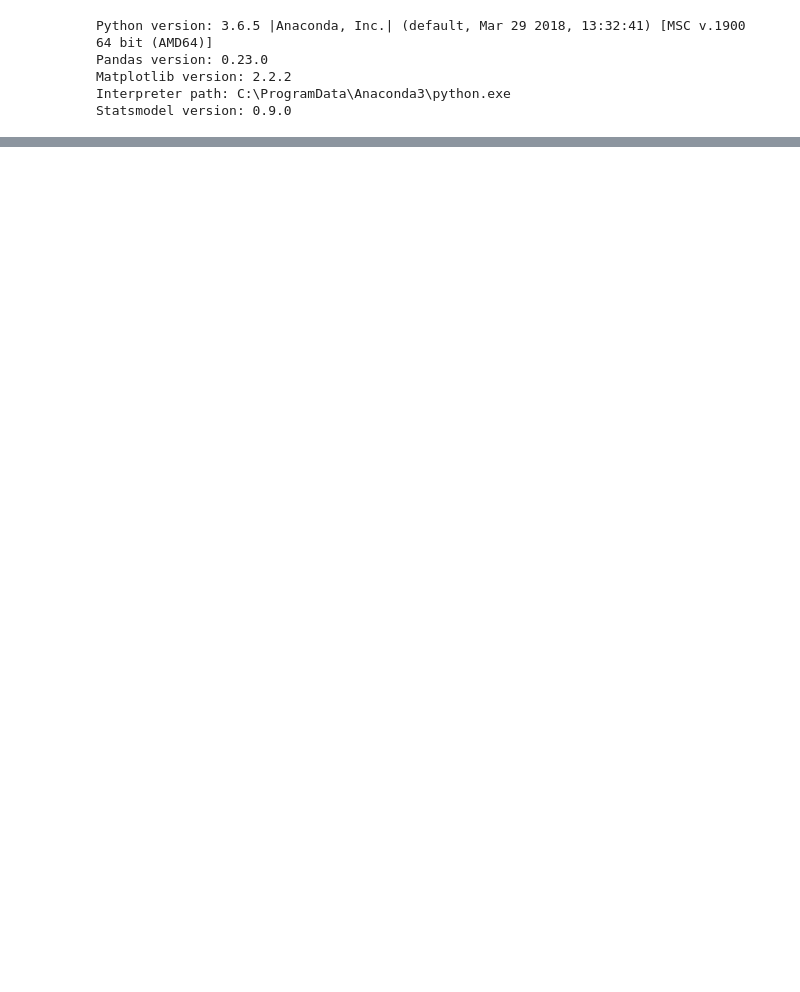
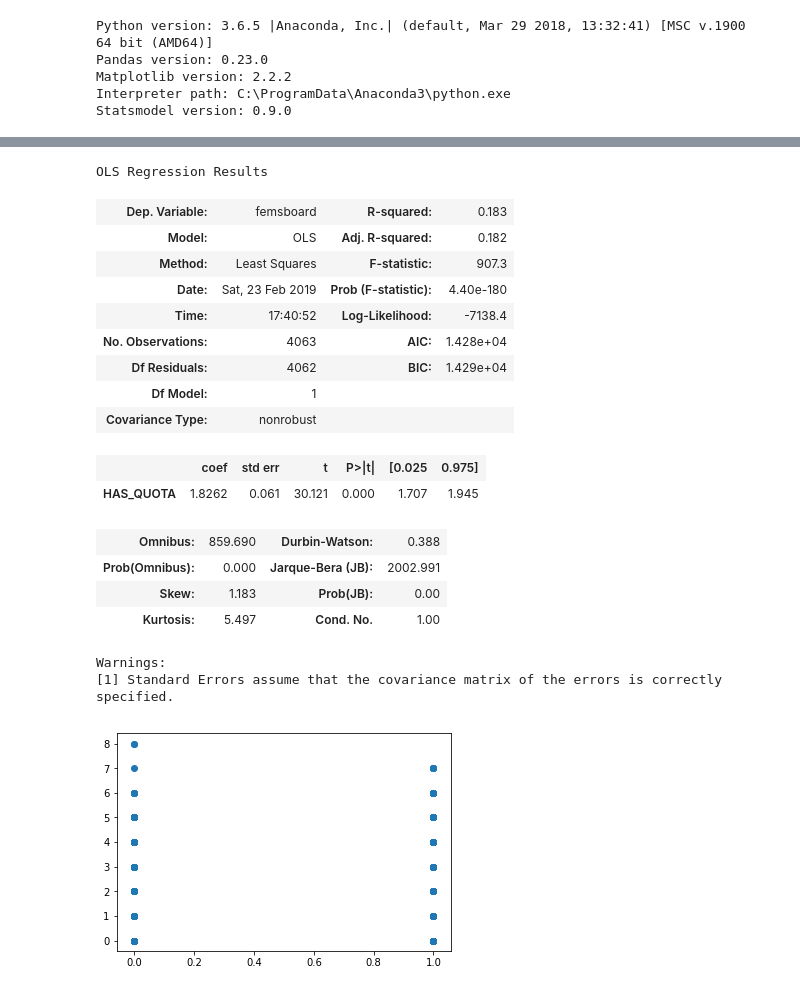
Before and after one commit to etokrug/GroupProject, a Jupyter notebook: GroupProject.ipynb, the cells around one changed output, grey strips where cells are left out. Cells and saved outputs as stored; diff of their text form; code cells hidden in the pictures; blank space fills up the shorter version.

```diff
--- a/GroupProject.ipynb
+++ b/GroupProject.ipynb
@@ -764,0 +376,36 @@ Warnings:
+# %%
+df_quota_w_fems = df_main[['HAS_QUOTA', 'femsboard']].copy()
+df_quota_w_fems['HAS_QUOTA'] = df_quota_w_fems['HAS_QUOTA'].apply(to_integer)
+df_quota_w_fems['femsboard'] = df_quota_w_fems['femsboard'].apply(to_integer)
+
+plt.scatter(df_quota_w_fems['HAS_QUOTA'], df_quota_w_fems['femsboard'])
+
+df_quota_w_fems = df_quota_w_fems.dropna()
+
+
+x = df_quota_w_fems['HAS_QUOTA']
+y = df_quota_w_fems['femsboard']
+
+model = sm.OLS(y, x).fit()
+
+model.summary()
+# %% [output]
+OLS Regression Results
+| Dep. Variable: | femsboard | R-squared: | 0.183 |
+| Model: | OLS | Adj. R-squared: | 0.182 |
+| Method: | Least Squares | F-statistic: | 907.3 |
+| Date: | Sat, 23 Feb 2019 | Prob (F-statistic): | 4.40e-180 |
+| Time: | 17:40:52 | Log-Likelihood: | -7138.4 |
+| No. Observations: | 4063 | AIC: | 1.428e+04 |
+| Df Residuals: | 4062 | BIC: | 1.429e+04 |
+| Df Model: | 1 |  |  |
+| Covariance Type: | nonrobust |  |  |
+|  | coef | std err | t | P>|t| | [0.025 | 0.975] |
+| HAS_QUOTA | 1.8262 | 0.061 | 30.121 | 0.000 | 1.707 | 1.945 |
+| Omnibus: | 859.690 | Durbin-Watson: | 0.388 |
+| Prob(Omnibus): | 0.000 | Jarque-Bera (JB): | 2002.991 |
+| Skew: | 1.183 | Prob(JB): | 0.00 |
+| Kurtosis: | 5.497 | Cond. No. | 1.00 |
+Warnings:
+[1] Standard Errors assume that the covariance matrix of the errors is correctly specified.
+[figure, added]
```
Also changed, not shown: parts of 66 cells of this notebook, 1 other file.
